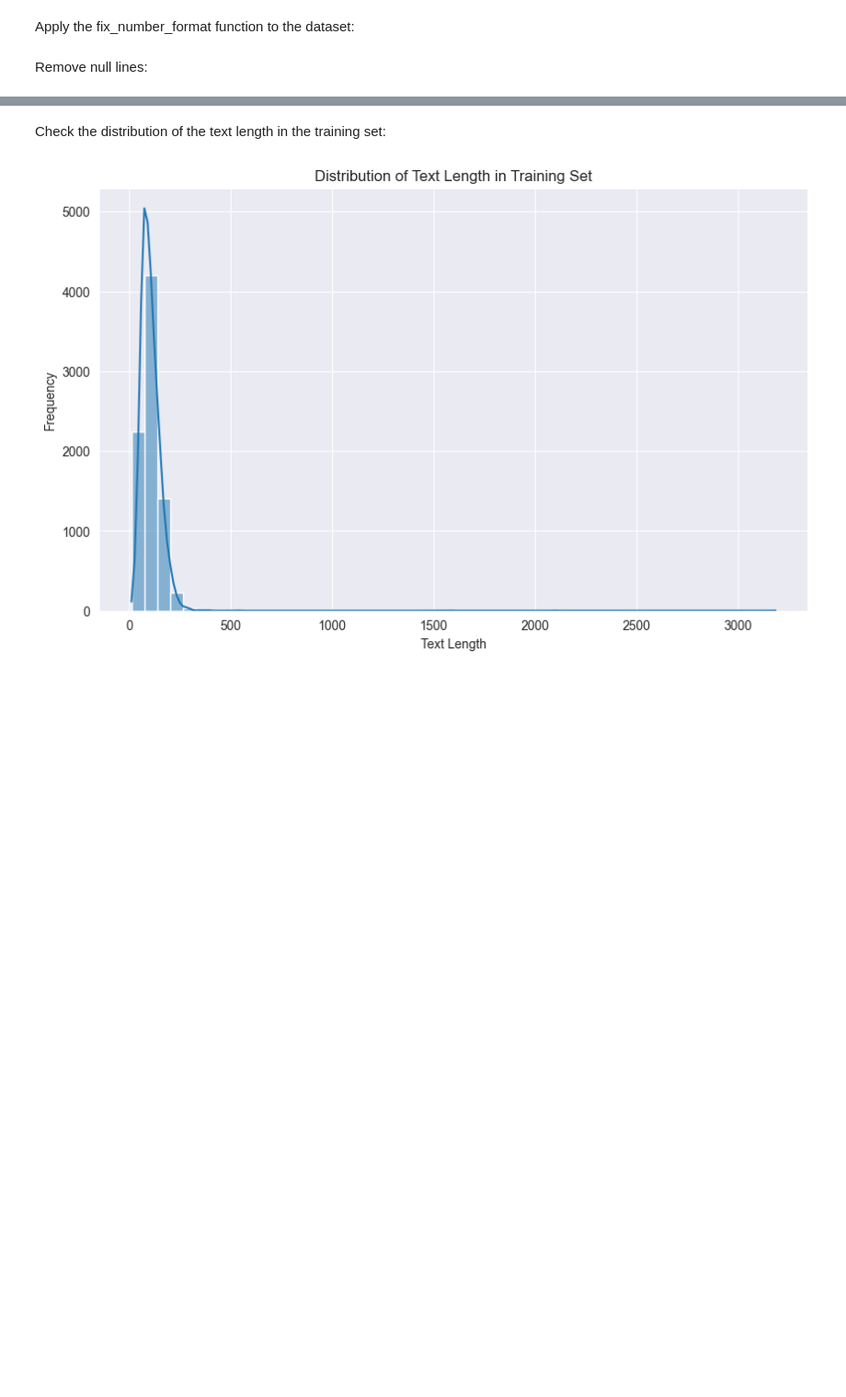
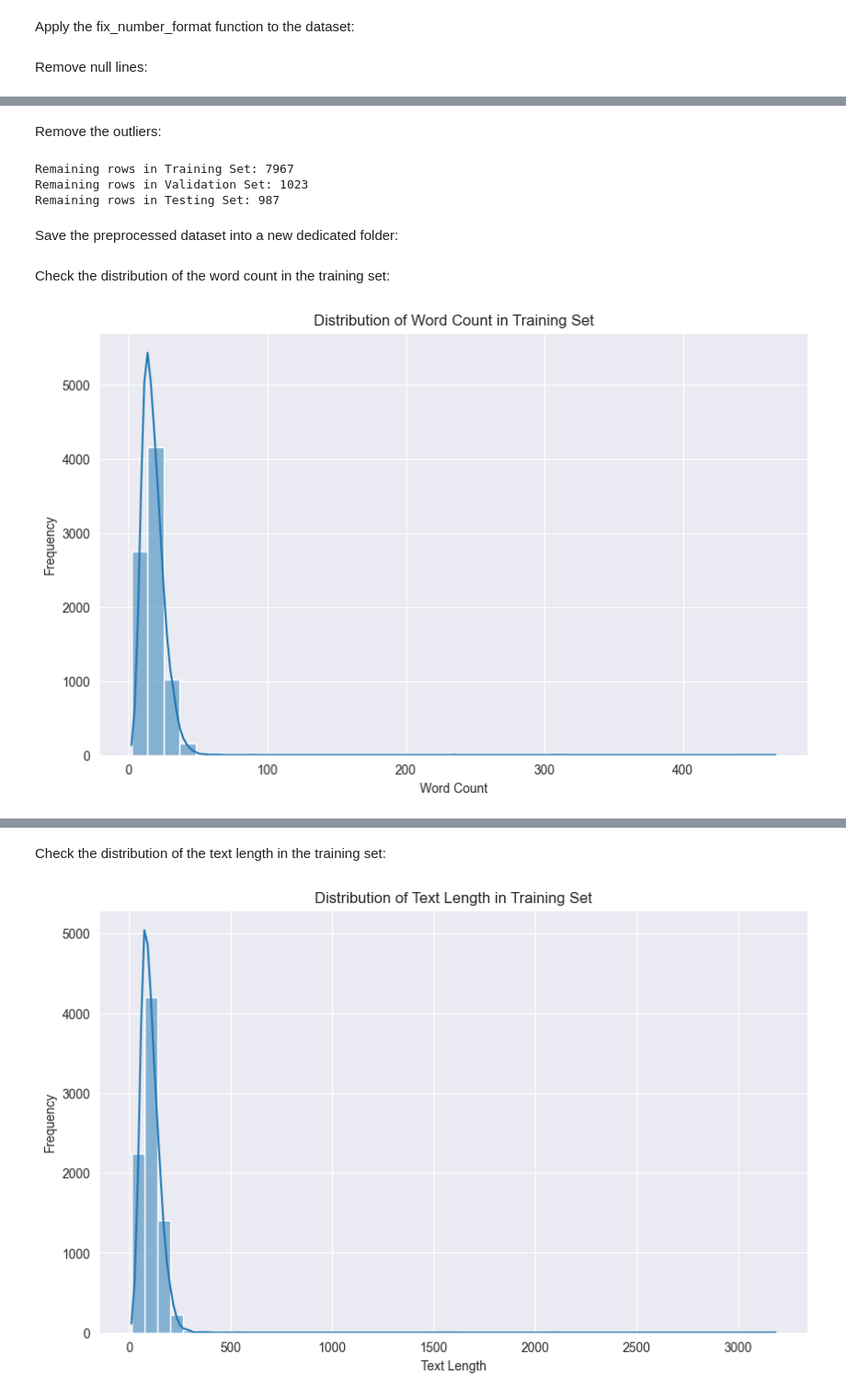
Before and after one commit to dariiing/Fake-News-Detection, a Jupyter notebook: preprocess_liar.ipynb, the cells around one changed output, grey strips where cells are left out. Shown: that part at 92% size. Drawn from its saved outputs; the diff is of its cells as text; code cells hidden in the pictures; blank space fills up the shorter version.

```diff
--- a/preprocess_liar.ipynb
+++ b/preprocess_liar.ipynb
@@ -115,0 +229,16 @@ liar_test_new.to_csv('preprocessed_liar/liar_test.csv', index=False)
+# %% [markdown]
+Remove the outliers:
+# %%
+liar_train_no_outliers = liar_train_new[(liar_train_new['word_count'] >= lower_bound_train) & (liar_train_new['word_count'] <= upper_bound_train)]
+liar_valid_no_outliers = liar_valid_new[(liar_valid_new['word_count'] >= lower_bound_valid) & (liar_valid_new['word_count'] <= upper_bound_valid)]
+liar_test_no_outliers = liar_test_new[(liar_test_new['word_count'] >= lower_bound_test) & (liar_test_new['word_count'] <= upper_bound_test)]
+
+print(f'Remaining rows in Training Set: {len(liar_train_no_outliers)}')
+print(f'Remaining rows in Validation Set: {len(liar_valid_no_outliers)}')
+print(f'Remaining rows in Testing Set: {len(liar_test_no_outliers)}')
+# %% [output]
+Remaining rows in Training Set: 7967
+Remaining rows in Validation Set: 1023
+Remaining rows in Testing Set: 987
+# %% [markdown]
+Save the preprocessed dataset into a new dedicated folder:
@@ -115,0 +249,11 @@ liar_test_new.to_csv('preprocessed_liar/liar_test.csv', index=False)
+# %% [markdown]
+Check the distribution of the word count in the training set:
+# %%
+plt.figure(figsize=(10,6))
+sns.histplot(liar_train_new['word_count'], bins=40, kde=True)
+plt.title('Distribution of Word Count in Training Set')
+plt.xlabel('Word Count')
+plt.ylabel('Frequency')
+plt.show()
+# %% [output]
+[figure, added]
```
Also changed, not shown: parts of 33 cells of this notebook, 6 other files.
